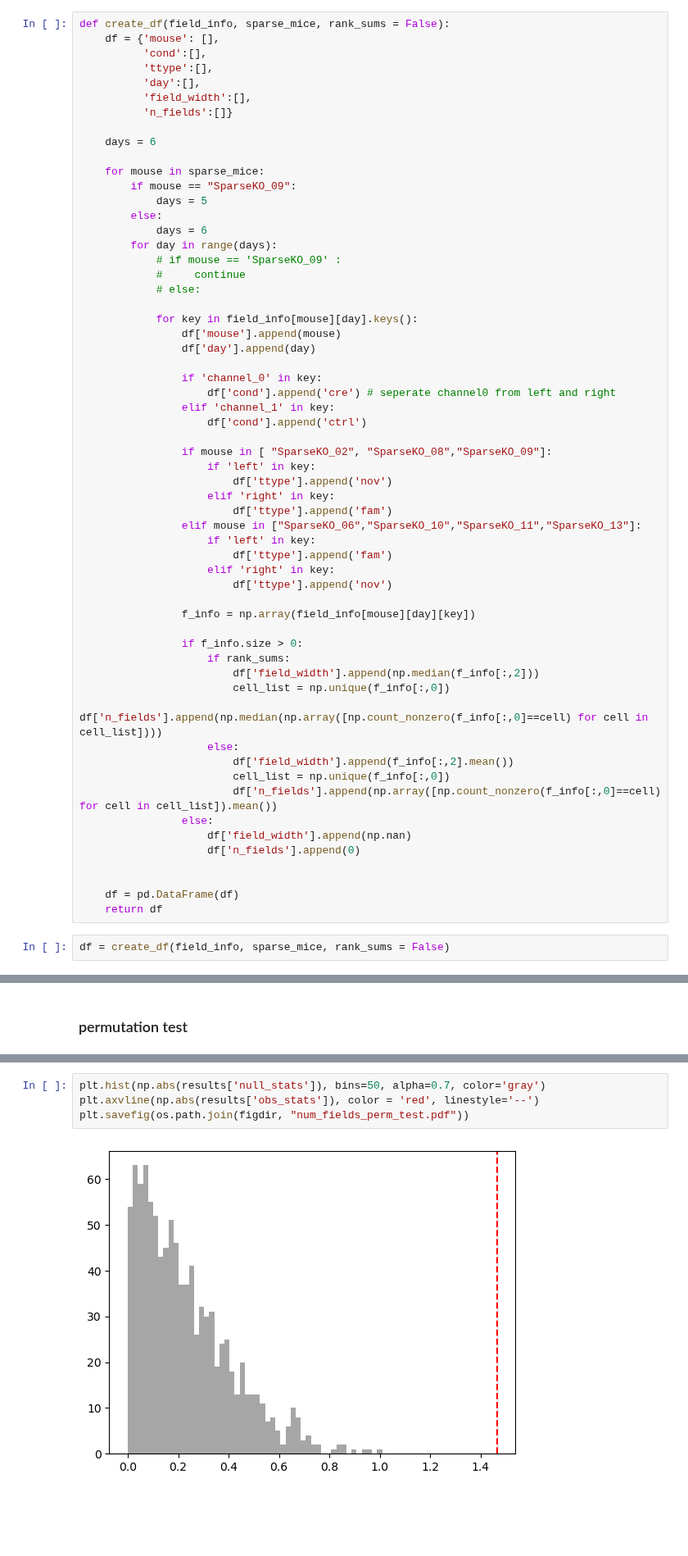
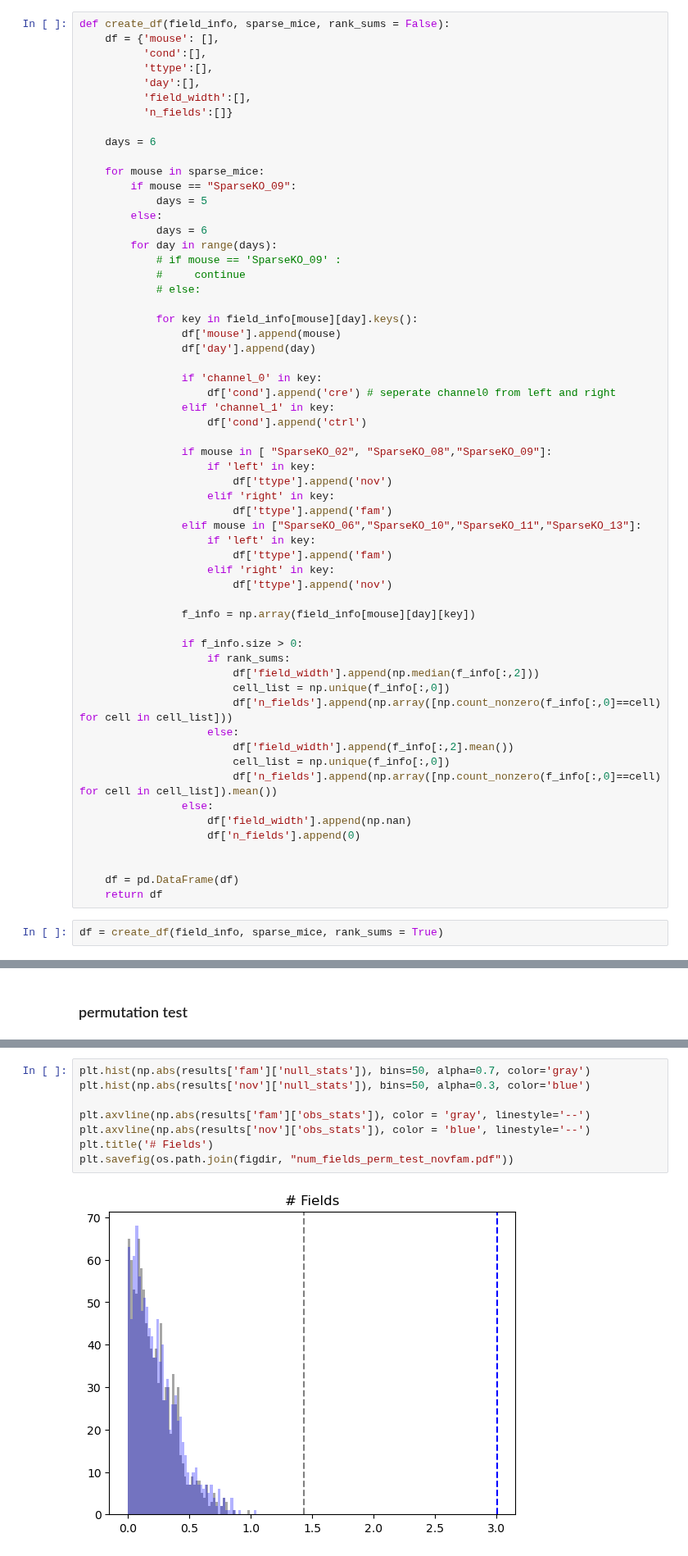
Before and after one commit to GiocomoLab/STX3KO_analyses, a Jupyter notebook: sparse_notebooks/ActiveNotebooks/SingleField_AcrossDays.ipynb, the cells around one changed output, grey strips where cells are left out. Shown at 82% size. Cells and saved outputs as stored; diff of their text form; blank space fills up the shorter version.

```diff
--- a/sparse_notebooks/ActiveNotebooks/SingleField_AcrossDays.ipynb
+++ b/sparse_notebooks/ActiveNotebooks/SingleField_AcrossDays.ipynb
@@ -278,7 +278,7 @@ def create_df(field_info, sparse_mice, rank_sums = False):
                     if rank_sums:
                         df['field_width'].append(np.median(f_info[:,2]))
                         cell_list = np.unique(f_info[:,0])
-                        df['n_fields'].append(np.median(np.array([np.count_nonzero(f_info[:,0]==cell) for cell in cell_list])))
+                        df['n_fields'].append(np.array([np.count_nonzero(f_info[:,0]==cell) for cell in cell_list]))
                     else:
                         df['field_width'].append(f_info[:,2].mean())
                         cell_list = np.unique(f_info[:,0])
@@ -291,7 +291,7 @@ def create_df(field_info, sparse_mice, rank_sums = False):
     df = pd.DataFrame(df)
     return df
 # %%
-df = create_df(field_info, sparse_mice, rank_sums = False)
+df = create_df(field_info, sparse_mice, rank_sums = True)
 # %%
 df.loc[(df['mouse'] == 'SparseKO_09') & (df['day'].between(2,4)), 'day'] += 1
 df[df['mouse'] == 'SparseKO_09']
@@ -795,9 +829,13 @@ results
 # %%
-plt.hist(np.abs(results['null_stats']), bins=50, alpha=0.7, color='gray')
-plt.axvline(np.abs(results['obs_stats']), color = 'red', linestyle='--')
-plt.savefig(os.path.join(figdir, "num_fields_perm_test.pdf"))
+plt.hist(np.abs(results['fam']['null_stats']), bins=50, alpha=0.7, color='gray')
+plt.hist(np.abs(results['nov']['null_stats']), bins=50, alpha=0.3, color='blue')
+
+plt.axvline(np.abs(results['fam']['obs_stats']), color = 'gray', linestyle='--')
+plt.axvline(np.abs(results['nov']['obs_stats']), color = 'blue', linestyle='--')
+plt.title('# Fields')
+plt.savefig(os.path.join(figdir, "num_fields_perm_test_novfam.pdf"))
 # %% [output]
-[figure, old version]
+[figure, new version]
 # %% [markdown]
 ### try binning speed
 # %%
```
Also changed, not shown: parts of 12 cells of this notebook, 4 other files.
